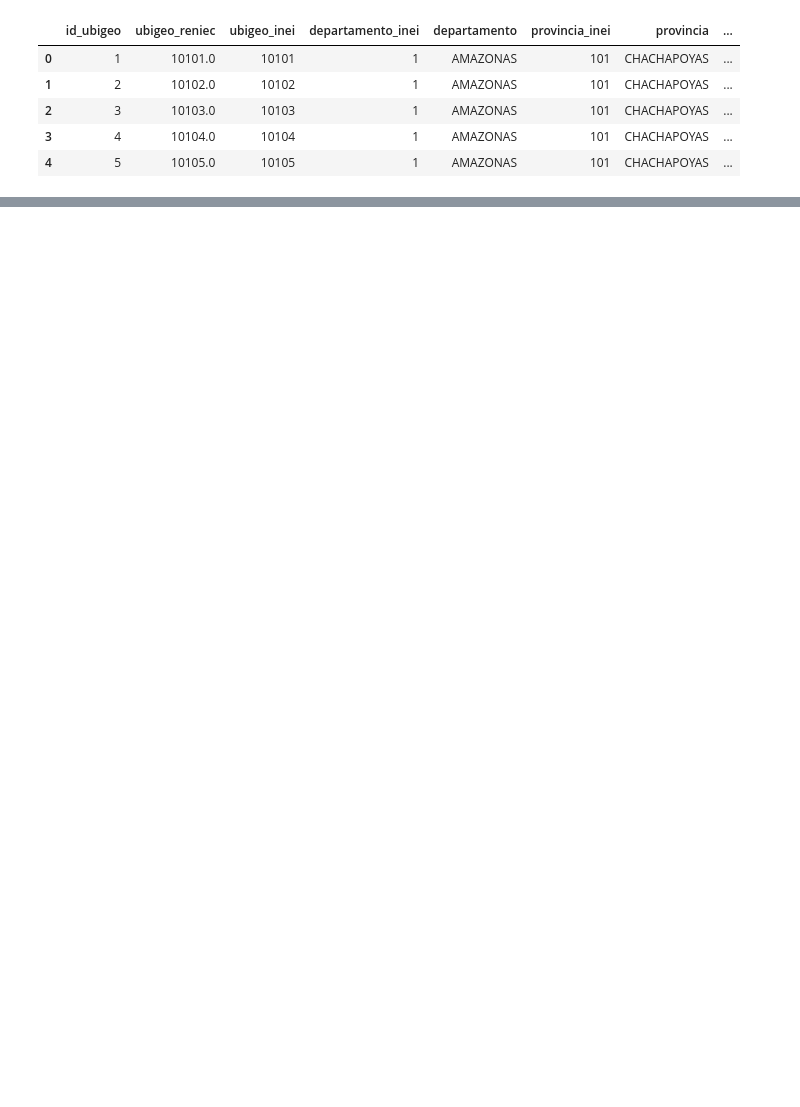
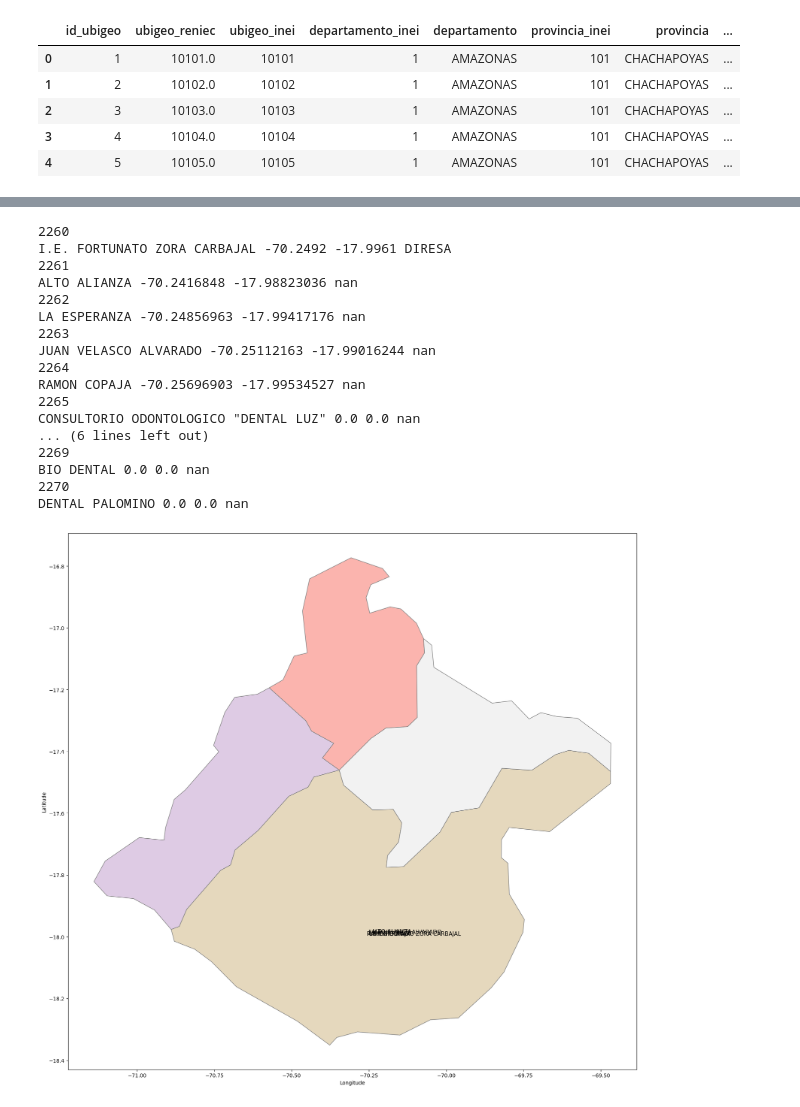
Before and after one commit to fduartej/python_covid_trabajo_final, a Jupyter notebook: CovidNotebook.ipynb, the cells around one changed output, grey strips where cells are left out. Drawn from its saved outputs; the diff is of its cells as text; code cells hidden in the pictures; blank space fills up the shorter version.

Commit message:
Add new lines

```diff
--- a/CovidNotebook.ipynb
+++ b/CovidNotebook.ipynb
@@ -40,2 +43,5 @@ option = st.selectbox('Selecciona el departamento:',('AMAZONAS','ANCASH','APURIM
 # %%
 st.write('Seleccionó:', option)
+# %%
+opcion = "TACNA"
+print(opcion)
@@ -41,0 +52,3 @@ st.write('Seleccionó:', option)
+# %%
+centro_vacunacion_all=pd.merge(centro_vacunacion,ubigeo_subset,on='id_ubigeo')
+centro_vacunacion_all.head()
@@ -41,0 +64,4 @@ st.write('Seleccionó:', option)
+# %%
+#
+provinces_geojson = gpd.read_file("peru_provincial_simple.geojson")
+provinces_geojson.head()
@@ -41,0 +75,3 @@ st.write('Seleccionó:', option)
+# %%
+centro_vacunacion_filter = centro_vacunacion_all[(centro_vacunacion_all.departamento == opcion)]
+centro_vacunacion_filter.head()
@@ -41,0 +103,41 @@ st.write('Seleccionó:', option)
+# %%
+ax = provinces_geojson[provinces_geojson.FIRST_NOMB==opcion].plot(figsize=(20,20),
+                                        edgecolor=u'gray', cmap='Pastel1')
+plt.ylabel('Latitude')
+plt.xlabel('Longitude')
+ax.axis('scaled')
+
+i=0
+for index, row in centro_vacunacion_filter.iterrows():
+    print(index)
+    #print(row)
+    print(row['nombre'], row['longitud'],row['latitud'],row['entidad_administra'])
+    if float(row['longitud'])!=0.0 and float(row['latitud'])!=0.0:
+        plt.text(float(row['longitud']),
+                float(row['latitud']),
+                row['nombre'],
+                size=11)
+    if i==10:
+        break
+    i=i+1
+
+plt.show()
+# %% [output]
+2260
+I.E. FORTUNATO ZORA CARBAJAL -70.2492 -17.9961 DIRESA
+2261
+ALTO ALIANZA -70.2416848 -17.98823036 nan
+2262
+LA ESPERANZA -70.24856963 -17.99417176 nan
+2263
+JUAN VELASCO ALVARADO -70.25112163 -17.99016244 nan
+2264
+RAMON COPAJA -70.25696903 -17.99534527 nan
+2265
+CONSULTORIO ODONTOLOGICO "DENTAL LUZ" 0.0 0.0 nan
+... (6 lines left out)
+2269
+BIO DENTAL 0.0 0.0 nan
+2270
+DENTAL PALOMINO 0.0 0.0 nan
+[figure, added]
```
Also changed, not shown: parts of 10 cells of this notebook, 3 other files.
